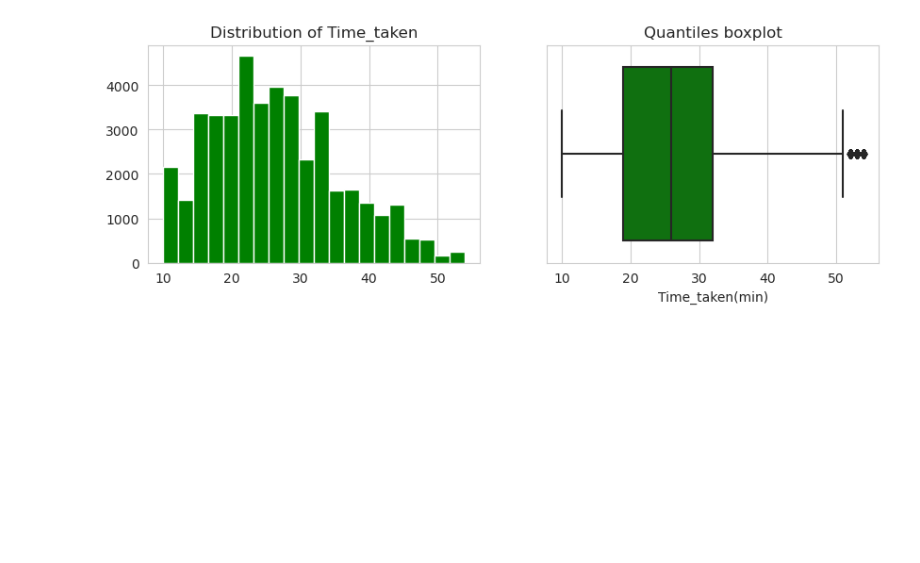
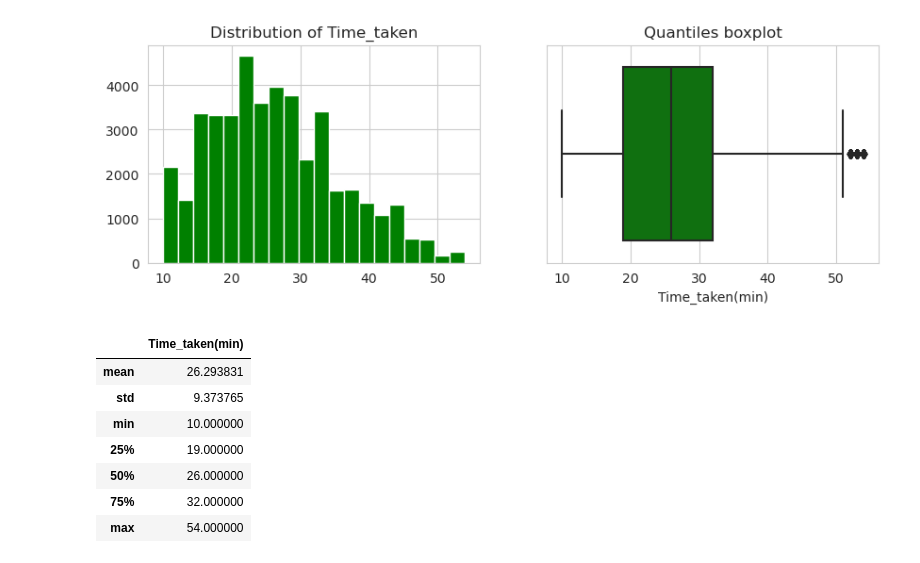
Before and after one commit to liamarguedas/uber-eats-delivery-time, a Jupyter notebook: notebooks/analyze-and-explore-data.ipynb, the cells around one changed output. Cells and saved outputs as stored; diff of their text form; code cells hidden in the pictures; blank space fills up the shorter version.

```diff
--- a/notebooks/analyze-and-explore-data.ipynb
+++ b/notebooks/analyze-and-explore-data.ipynb
@@ -39,3 +39,14 @@ sns.boxplot(data = data, x = 'Time_taken(min)', ax = ax2, color = 'green')
 ax2.set_title('Quantiles boxplot');
 # %% [output]
 [figure]
+# %%
+data['Time_taken(min)'].describe().to_frame()[1:]
+# %% [output]
+|  | Time_taken(min) |
+| mean | 26.293831 |
+| std | 9.373765 |
+| min | 10.000000 |
+| 25% | 19.000000 |
+| 50% | 26.000000 |
+| 75% | 32.000000 |
+| max | 54.000000 |
```
Also changed, not shown: parts of 3 cells of this notebook, 2 other files.
